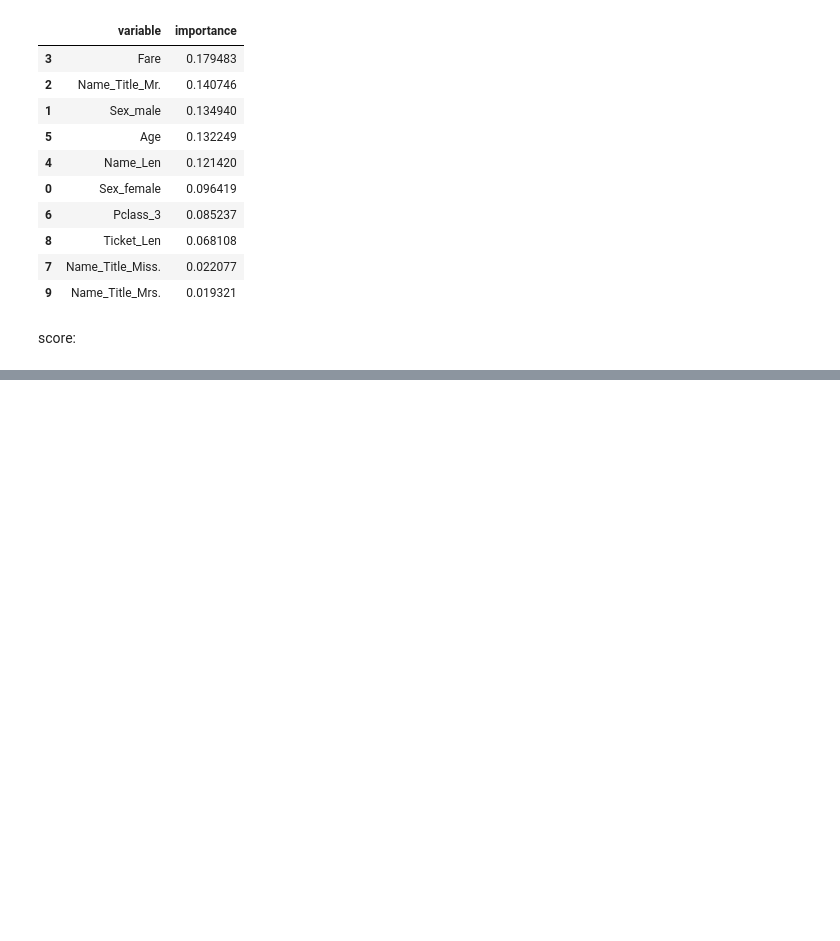
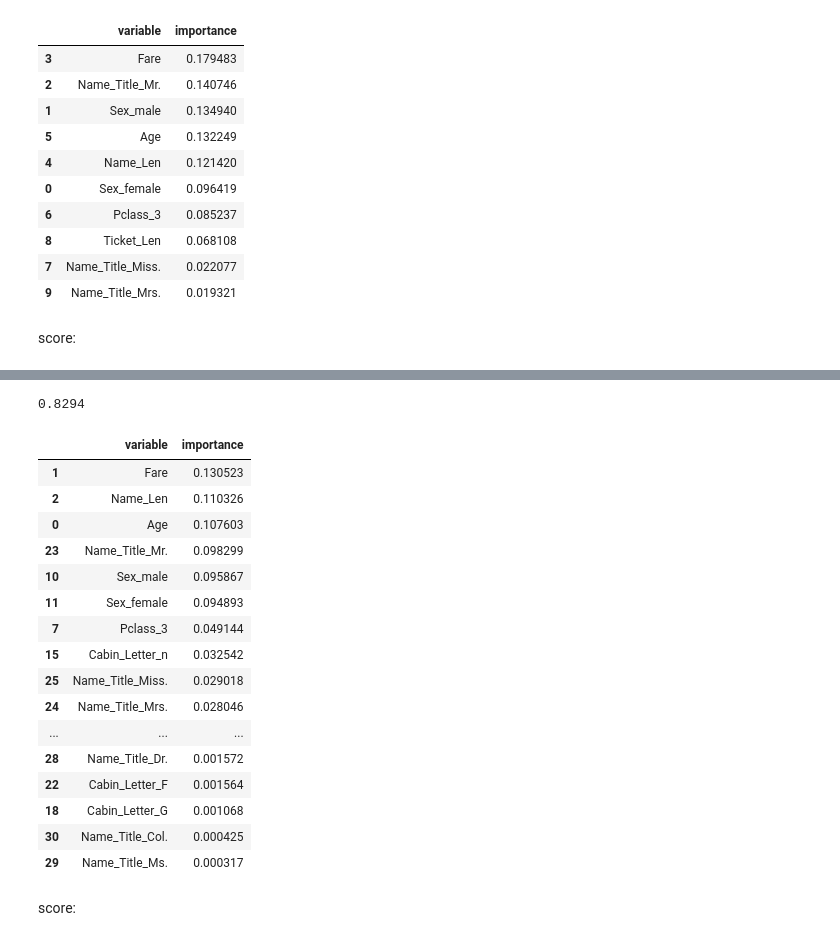
Before and after one commit to zlatankr/Projects, a Jupyter notebook: Titanic/random_forest.ipynb, the cells around one changed output, grey strips where cells are left out. Drawn from its saved outputs; the diff is of its cells as text; code cells hidden in the pictures; blank space fills up the shorter version.

```diff
--- a/Titanic/random_forest.ipynb
+++ b/Titanic/random_forest.ipynb
@@ -2146,0 +2239,17 @@ score:
+# %%
+train = pd.read_csv(os.path.join('data', 'train.csv'))
+test = pd.read_csv(os.path.join('data', 'test.csv'))
+train, test = feature_process_helper.names(train, test)
+train, test = feature_process_helper.age_impute(train, test)
+train, test = feature_process_helper.cabin_num(train, test)
+train, test = feature_process_helper.cabin(train, test)
+train, test = feature_process_helper.embarked_impute(train, test)
+train, test = feature_process_helper.fam_size(train, test)
+#train['Ticket_Len'] = train['Ticket'].apply(lambda x: len(x))
+#test['Ticket_Len'] = test['Ticket'].apply(lambda x: len(x))
+#train['Ticket_Len'] = train['Ticket'].apply(lambda x: len(x))
+#test['Ticket_Len'] = test['Ticket'].apply(lambda x: len(x))
+#train, test = feature_process_helper.ticket_grouped(train, test)
+train, test = feature_process_helper.dummies(train, test, columns = ['Pclass', 'Sex', 'Embarked',
+                                                                     'Cabin_Letter', 'Name_Title', 'Fam_Size'])
+train, test = feature_process_helper.drop(train, test, bye = ['Ticket'])
@@ -2146,0 +2284,35 @@ score:
+# %%
+rf = RandomForestClassifier(criterion='entropy',
+                             n_estimators=400,
+                             min_samples_split=12,
+                             min_samples_leaf=1,
+                             max_features='auto',
+                             oob_score=True,
+                             random_state=1,
+                             n_jobs=-1)
+rf.fit(train.iloc[:, 2:], train.iloc[:, 1])
+print "%.4f" % rf.oob_score_
+# %% [output]
+0.8294
+# %%
+pd.concat((pd.DataFrame(train.iloc[:, 2:].columns, columns = ['variable']),
+           pd.DataFrame(rf.feature_importances_, columns = ['importance'])),
+          axis = 1).sort_values(by='importance', ascending = False)
+# %% [output]
+|  | variable | importance |
+| 1 | Fare | 0.130523 |
+| 2 | Name_Len | 0.110326 |
+| 0 | Age | 0.107603 |
+| 23 | Name_Title_Mr. | 0.098299 |
+| 10 | Sex_male | 0.095867 |
+| 11 | Sex_female | 0.094893 |
+| 7 | Pclass_3 | 0.049144 |
+| 15 | Cabin_Letter_n | 0.032542 |
+| 25 | Name_Title_Miss. | 0.029018 |
+| 24 | Name_Title_Mrs. | 0.028046 |
+| ... | ... | ... |
+| 28 | Name_Title_Dr. | 0.001572 |
+| 22 | Cabin_Letter_F | 0.001564 |
+| 18 | Cabin_Letter_G | 0.001068 |
+| 30 | Name_Title_Col. | 0.000425 |
+| 29 | Name_Title_Ms. | 0.000317 |
@@ -2146,0 +2325,2 @@ score:
+# %% [markdown]
+score:
```
Also changed, not shown: parts of 14 cells of this notebook, 2 other files.
